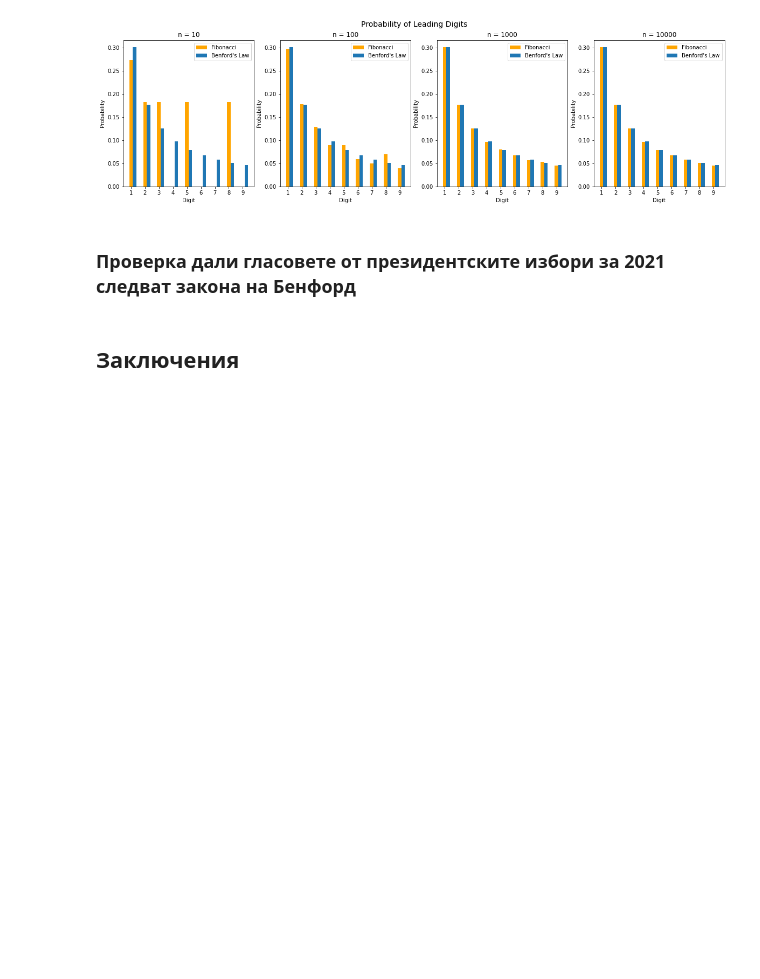
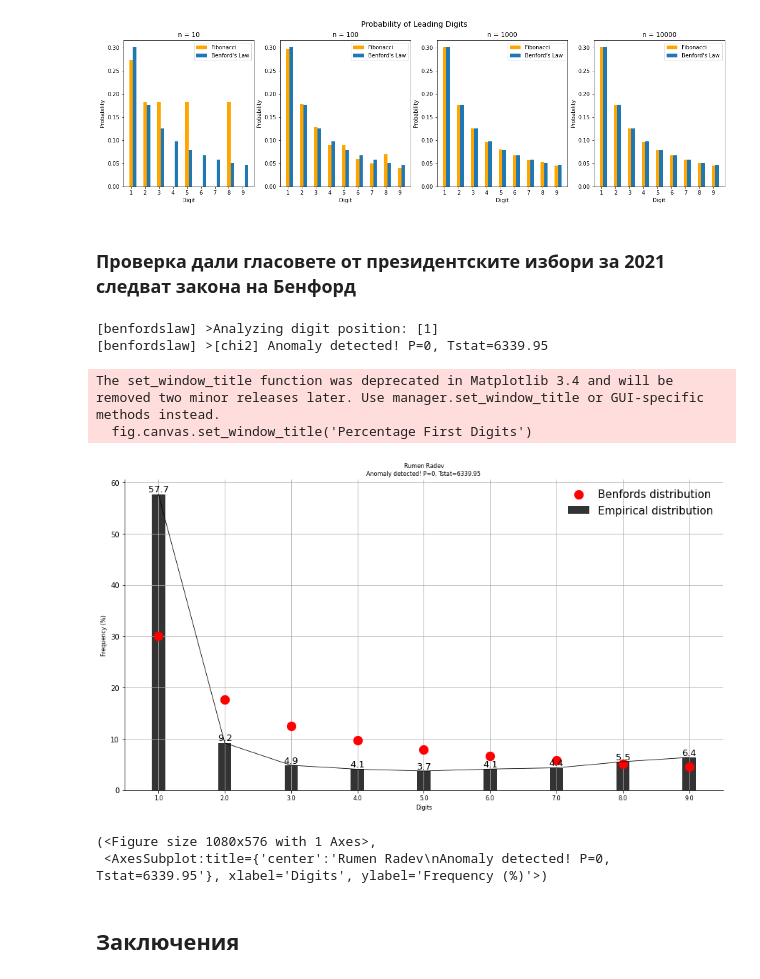
Before and after one commit to aleksoft1/benfords-law, a Jupyter notebook: Benford's Law.ipynb, the cells around one changed output. Drawn from its saved outputs; the diff is of its cells as text; code cells hidden in the pictures; blank space fills up the shorter version.

Commit message:
Rumen Radev votes test

```diff
--- a/Benford's Law.ipynb
+++ b/Benford's Law.ipynb
@@ -178,2 +177,17 @@ bl = benfordslaw()
+# %%
+bl = benfordslaw()
+df = pd.read_csv("votes_21.11.2021.txt")
+# df
+X = df['E']
+results = bl.fit(X)
+bl.plot(title='Rumen Radev', fontsize=8, barwidth=0.2)
+# %% [output]
+[benfordslaw] >Analyzing digit position: [1]
+[benfordslaw] >[chi2] Anomaly detected! P=0, Tstat=6339.95
+The set_window_title function was deprecated in Matplotlib 3.4 and will be removed two minor releases later. Use manager.set_window_title or GUI-specific methods instead.
+  fig.canvas.set_window_title('Percentage First Digits')
+[figure, added]
+(<Figure size 1080x576 with 1 Axes>,
+ <AxesSubplot:title={'center':'Rumen Radev\nAnomaly detected! P=0, Tstat=6339.95'}, xlabel='Digits', ylabel='Frequency (%)'>)
 # %% [markdown]
 ## Заключения
```
Also changed, not shown: parts of 2 cells of this notebook, 1 other file.
